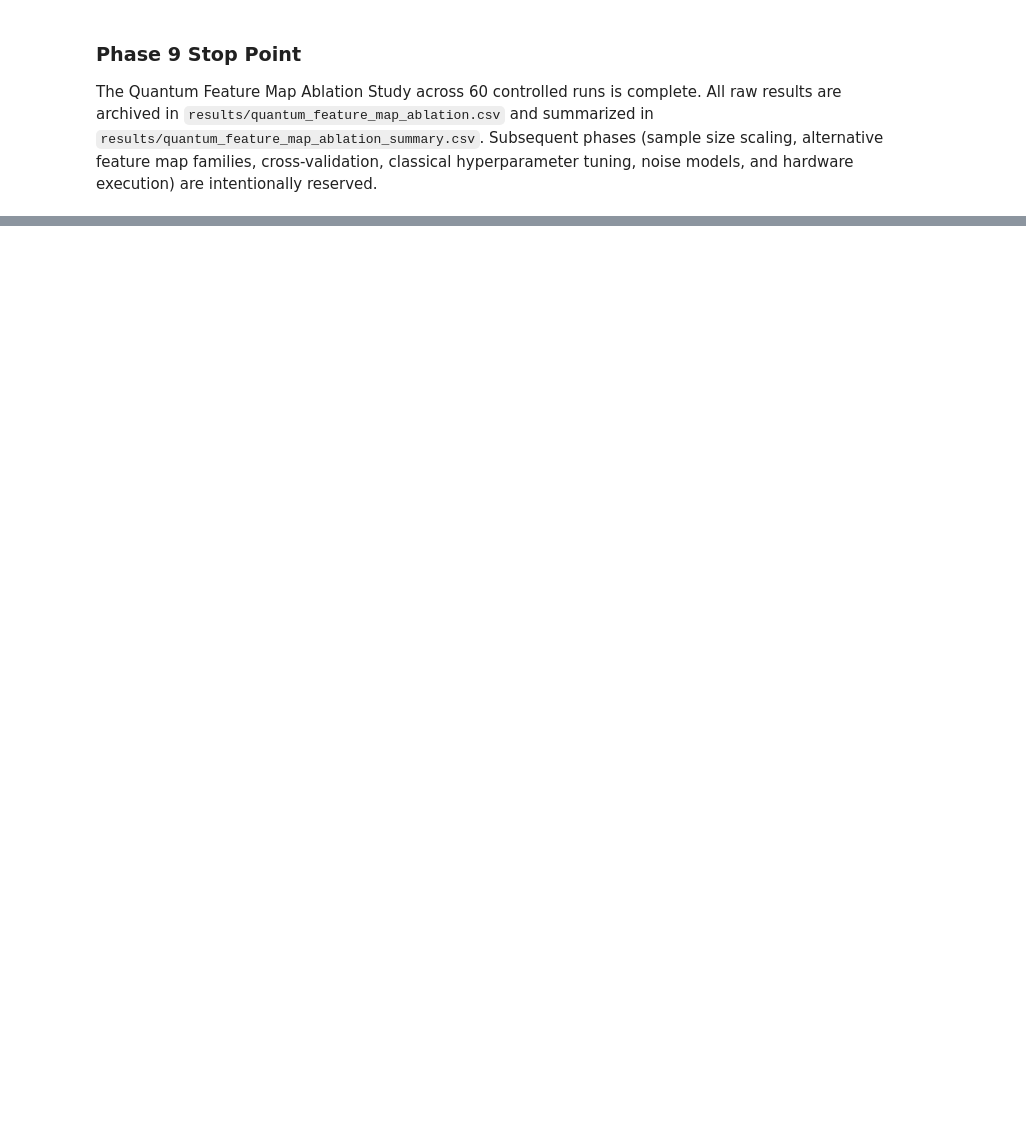
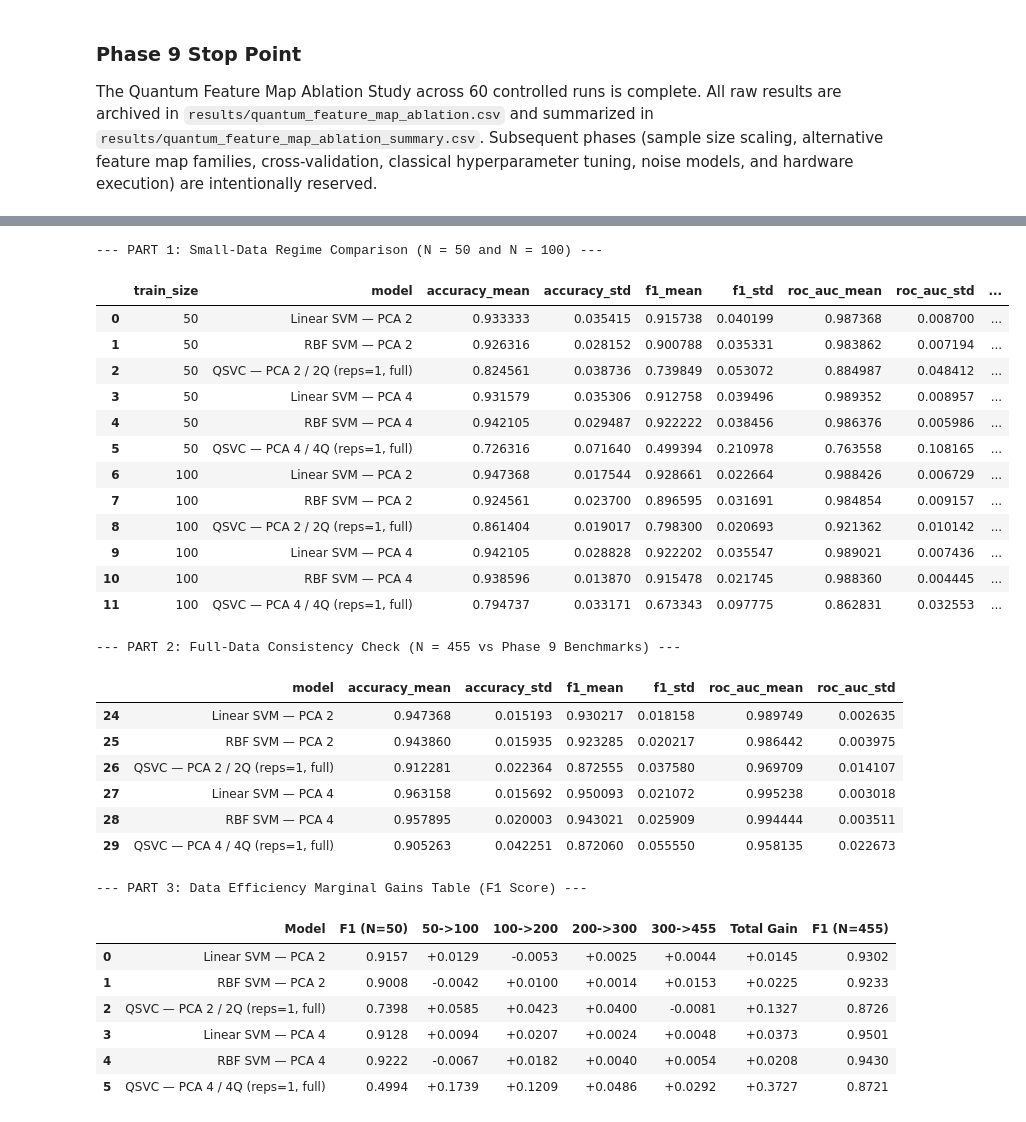
Before and after one commit to SinaQP/SVM-Vs-QSVM, a Jupyter notebook: svm_vs_qsvm_setup.ipynb, the cells around one changed output, grey strips where cells are left out. Saved outputs shown, nothing was run; the diff lists cells and outputs as text; code cells hidden in the pictures; blank space fills up the shorter version.

```diff
--- a/svm_vs_qsvm_setup.ipynb
+++ b/svm_vs_qsvm_setup.ipynb
@@ -2621,0 +3092,61 @@ The Quantum Feature Map Ablation Study across 60 controlled runs is complete. Al
+# %%
+print("--- PART 1: Small-Data Regime Comparison (N = 50 and N = 100) ---")
+small_df = summary_df[summary_df["train_size"].isin([50, 100])][[
+    "train_size", "model", "accuracy_mean", "accuracy_std", "f1_mean", "f1_std", "roc_auc_mean", "roc_auc_std", "runtime_mean"
+]]
+display(small_df)
+
+print("\n--- PART 2: Full-Data Consistency Check (N = 455 vs Phase 9 Benchmarks) ---")
+full_df = summary_df[summary_df["train_size"] == 455][[
+    "model", "accuracy_mean", "accuracy_std", "f1_mean", "f1_std", "roc_auc_mean", "roc_auc_std"
+]]
+display(full_df)
+
+print("\n--- PART 3: Data Efficiency Marginal Gains Table (F1 Score) ---")
+gain_rows = []
+for model_name, grp in summary_df.groupby("model", sort=False):
+    grp = grp.sort_values("train_size")
+    f1_vals = grp["f1_mean"].values
+    gain_rows.append({
+        "Model": model_name,
+        "F1 (N=50)": f"{f1_vals[0]:.4f}",
+        "50->100": f"{f1_vals[1] - f1_vals[0]:+.4f}",
+        "100->200": f"{f1_vals[2] - f1_vals[1]:+.4f}",
+        "200->300": f"{f1_vals[3] - f1_vals[2]:+.4f}",
+        "300->455": f"{f1_vals[4] - f1_vals[3]:+.4f}",
+        "Total Gain": f"{f1_vals[-1] - f1_vals[0]:+.4f}",
+        "F1 (N=455)": f"{f1_vals[-1]:.4f}",
+    })
+gain_df = pd.DataFrame(gain_rows)
+display(gain_df)
+# %% [output]
+--- PART 1: Small-Data Regime Comparison (N = 50 and N = 100) ---
+|  | train_size | model | accuracy_mean | accuracy_std | f1_mean | f1_std | roc_auc_mean | roc_auc_std | ... |
+| 0 | 50 | Linear SVM — PCA 2 | 0.933333 | 0.035415 | 0.915738 | 0.040199 | 0.987368 | 0.008700 | ... |
+| 1 | 50 | RBF SVM — PCA 2 | 0.926316 | 0.028152 | 0.900788 | 0.035331 | 0.983862 | 0.007194 | ... |
+| 2 | 50 | QSVC — PCA 2 / 2Q (reps=1, full) | 0.824561 | 0.038736 | 0.739849 | 0.053072 | 0.884987 | 0.048412 | ... |
+| 3 | 50 | Linear SVM — PCA 4 | 0.931579 | 0.035306 | 0.912758 | 0.039496 | 0.989352 | 0.008957 | ... |
+| 4 | 50 | RBF SVM — PCA 4 | 0.942105 | 0.029487 | 0.922222 | 0.038456 | 0.986376 | 0.005986 | ... |
+| 5 | 50 | QSVC — PCA 4 / 4Q (reps=1, full) | 0.726316 | 0.071640 | 0.499394 | 0.210978 | 0.763558 | 0.108165 | ... |
+| 6 | 100 | Linear SVM — PCA 2 | 0.947368 | 0.017544 | 0.928661 | 0.022664 | 0.988426 | 0.006729 | ... |
+| 7 | 100 | RBF SVM — PCA 2 | 0.924561 | 0.023700 | 0.896595 | 0.031691 | 0.984854 | 0.009157 | ... |
+| 8 | 100 | QSVC — PCA 2 / 2Q (reps=1, full) | 0.861404 | 0.019017 | 0.798300 | 0.020693 | 0.921362 | 0.010142 | ... |
+| 9 | 100 | Linear SVM — PCA 4 | 0.942105 | 0.028828 | 0.922202 | 0.035547 | 0.989021 | 0.007436 | ... |
+| 10 | 100 | RBF SVM — PCA 4 | 0.938596 | 0.013870 | 0.915478 | 0.021745 | 0.988360 | 0.004445 | ... |
+| 11 | 100 | QSVC — PCA 4 / 4Q (reps=1, full) | 0.794737 | 0.033171 | 0.673343 | 0.097775 | 0.862831 | 0.032553 | ... |
+--- PART 2: Full-Data Consistency Check (N = 455 vs Phase 9 Benchmarks) ---
+|  | model | accuracy_mean | accuracy_std | f1_mean | f1_std | roc_auc_mean | roc_auc_std |
+| 24 | Linear SVM — PCA 2 | 0.947368 | 0.015193 | 0.930217 | 0.018158 | 0.989749 | 0.002635 |
+| 25 | RBF SVM — PCA 2 | 0.943860 | 0.015935 | 0.923285 | 0.020217 | 0.986442 | 0.003975 |
+| 26 | QSVC — PCA 2 / 2Q (reps=1, full) | 0.912281 | 0.022364 | 0.872555 | 0.037580 | 0.969709 | 0.014107 |
+| 27 | Linear SVM — PCA 4 | 0.963158 | 0.015692 | 0.950093 | 0.021072 | 0.995238 | 0.003018 |
+| 28 | RBF SVM — PCA 4 | 0.957895 | 0.020003 | 0.943021 | 0.025909 | 0.994444 | 0.003511 |
+| 29 | QSVC — PCA 4 / 4Q (reps=1, full) | 0.905263 | 0.042251 | 0.872060 | 0.055550 | 0.958135 | 0.022673 |
+--- PART 3: Data Efficiency Marginal Gains Table (F1 Score) ---
+|  | Model | F1 (N=50) | 50->100 | 100->200 | 200->300 | 300->455 | Total Gain | F1 (N=455) |
+| 0 | Linear SVM — PCA 2 | 0.9157 | +0.0129 | -0.0053 | +0.0025 | +0.0044 | +0.0145 | 0.9302 |
+| 1 | RBF SVM — PCA 2 | 0.9008 | -0.0042 | +0.0100 | +0.0014 | +0.0153 | +0.0225 | 0.9233 |
+| 2 | QSVC — PCA 2 / 2Q (reps=1, full) | 0.7398 | +0.0585 | +0.0423 | +0.0400 | -0.0081 | +0.1327 | 0.8726 |
+| 3 | Linear SVM — PCA 4 | 0.9128 | +0.0094 | +0.0207 | +0.0024 | +0.0048 | +0.0373 | 0.9501 |
+| 4 | RBF SVM — PCA 4 | 0.9222 | -0.0067 | +0.0182 | +0.0040 | +0.0054 | +0.0208 | 0.9430 |
+| 5 | QSVC — PCA 4 / 4Q (reps=1, full) | 0.4994 | +0.1739 | +0.1209 | +0.0486 | +0.0292 | +0.3727 | 0.8721 |
```
Also changed, not shown: parts of 47 cells of this notebook, 41 other files.
